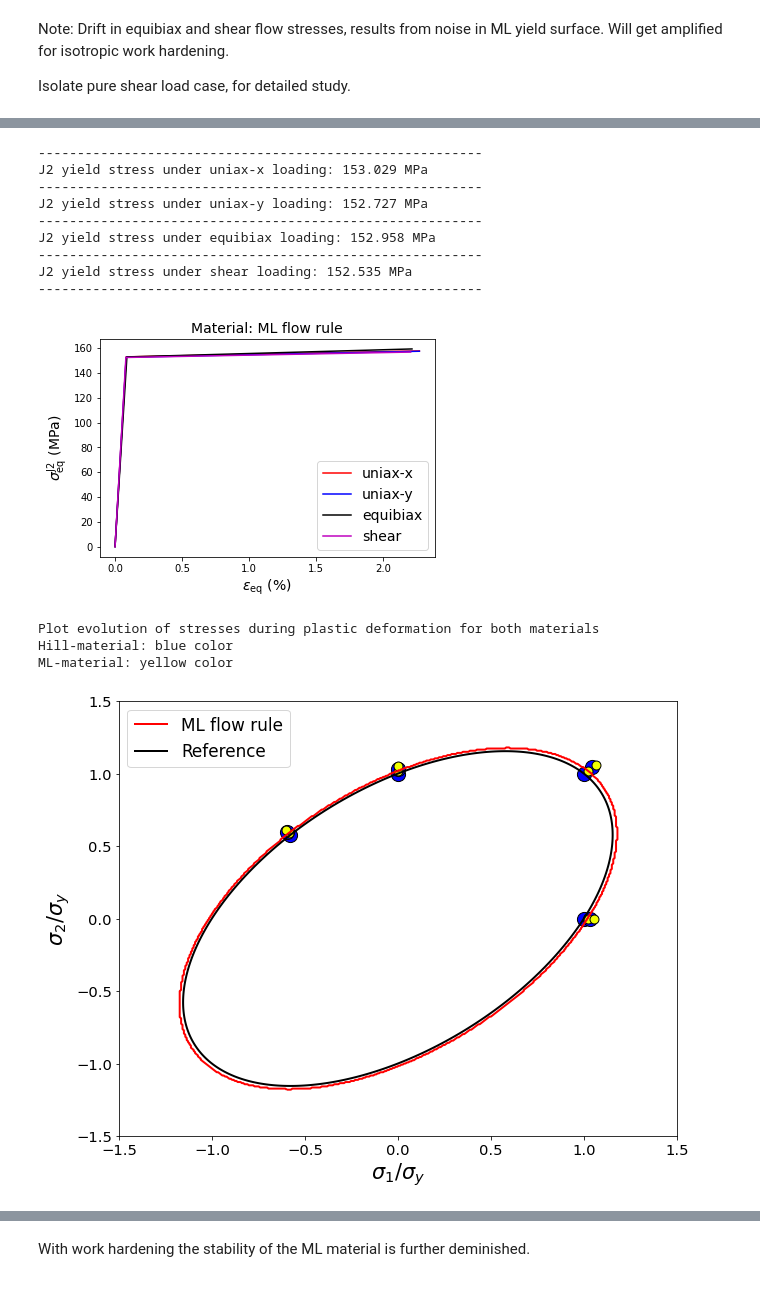
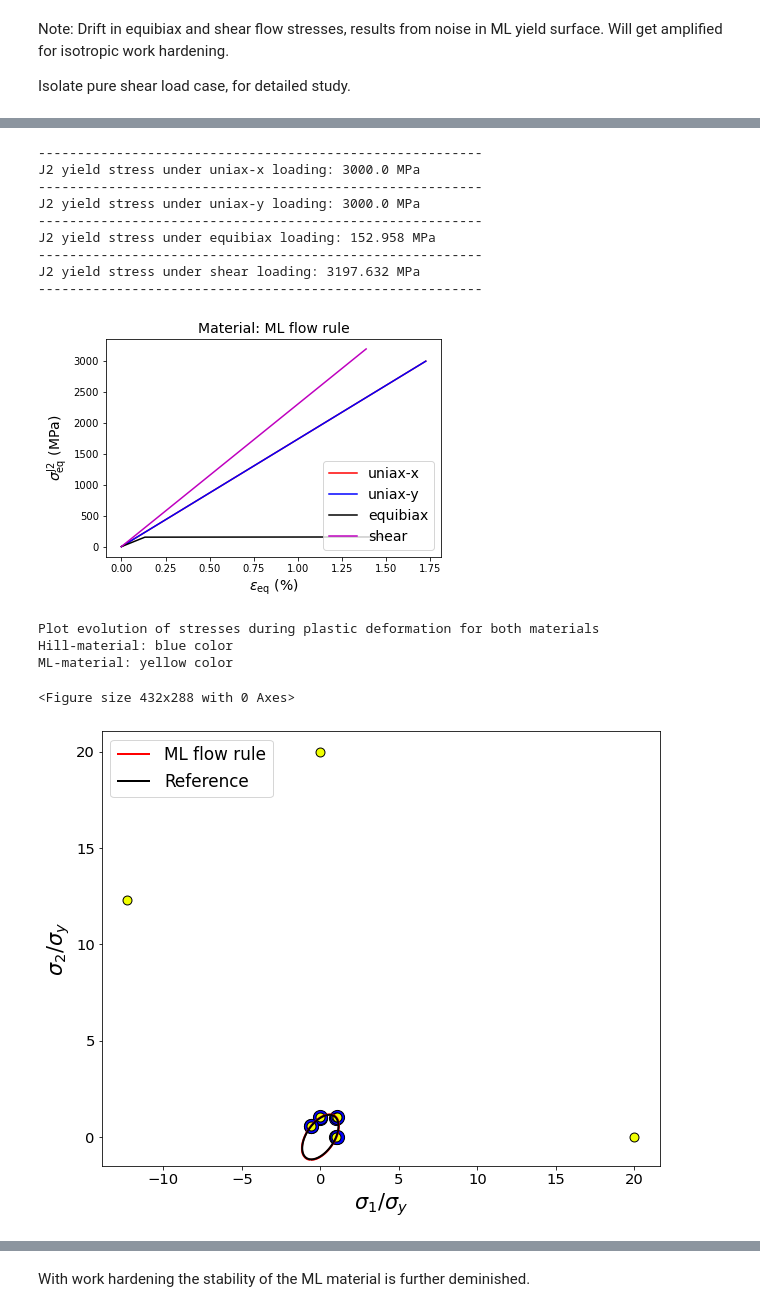
Before and after one commit to mfkiwl/pyLabFEA, a Jupyter notebook: pyLabFEA_ML-FlowRule-WH-v4.ipynb, the cells around one changed output, grey strips where cells are left out. Drawn from its saved outputs; the diff is of its cells as text; code cells hidden in the pictures.

```diff
--- a/pyLabFEA_ML-FlowRule-WH-v4.ipynb
+++ b/pyLabFEA_ML-FlowRule-WH-v4.ipynb
@@ -414,7 +448,7 @@ Error:
 # %%
 'define work hardening by manipulating material attributes'
 'conventionally this would be done by calling the method "Material.plasticity", which would erase the training here'
-kh = 1.e3
+kh = 300.
 mat_ml.khard = kh
 mat_ml.Hpr = kh/(1.-kh/mat_ml.E)
 mat_j2.khard = kh
@@ -425,7 +459,7 @@ print('\n\n====== Stress-Strain-Curves ======')
 print('*** Work hardening rate',kh,' ***')
 mat_j2.calc_properties(eps=0.02, sigeps=True)#, min_step=3)
 mat_j2.plot_stress_strain()  #file='sigHill-eps-ref'
-mat_ml.calc_properties(verb=False, eps=0.02, sigeps=True)#, min_step=8)
+mat_ml.calc_properties(verb=False, eps=0.015, sigeps=True, min_step=None)
 mat_ml.plot_stress_strain() #file='sigJ2-eps-ML')
 
 'plot yield locus'
@@ -470,17 +504,18 @@ J2 yield stress under shear loading: 150.0 MPa
 ---------------------------------------------------------
-J2 yield stress under uniax-x loading: 153.029 MPa
+J2 yield stress under uniax-x loading: 3000.0 MPa
 ---------------------------------------------------------
-J2 yield stress under uniax-y loading: 152.727 MPa
+J2 yield stress under uniax-y loading: 3000.0 MPa
 ---------------------------------------------------------
 J2 yield stress under equibiax loading: 152.958 MPa
 ---------------------------------------------------------
-J2 yield stress under shear loading: 152.535 MPa
+J2 yield stress under shear loading: 3197.632 MPa
 ---------------------------------------------------------
-[figure, old version]
+[figure, new version]
 Plot evolution of stresses during plastic deformation for both materials
 Hill-material: blue color
 ML-material: yellow color
+<Figure size 432x288 with 0 Axes>
-[figure, old version]
+[figure, new version]
 # %%
 'global parameters for FE model'
 eps = 0.02  # total strain for BC
```
Also changed, not shown: parts of 15 cells of this notebook, 20 other files.
